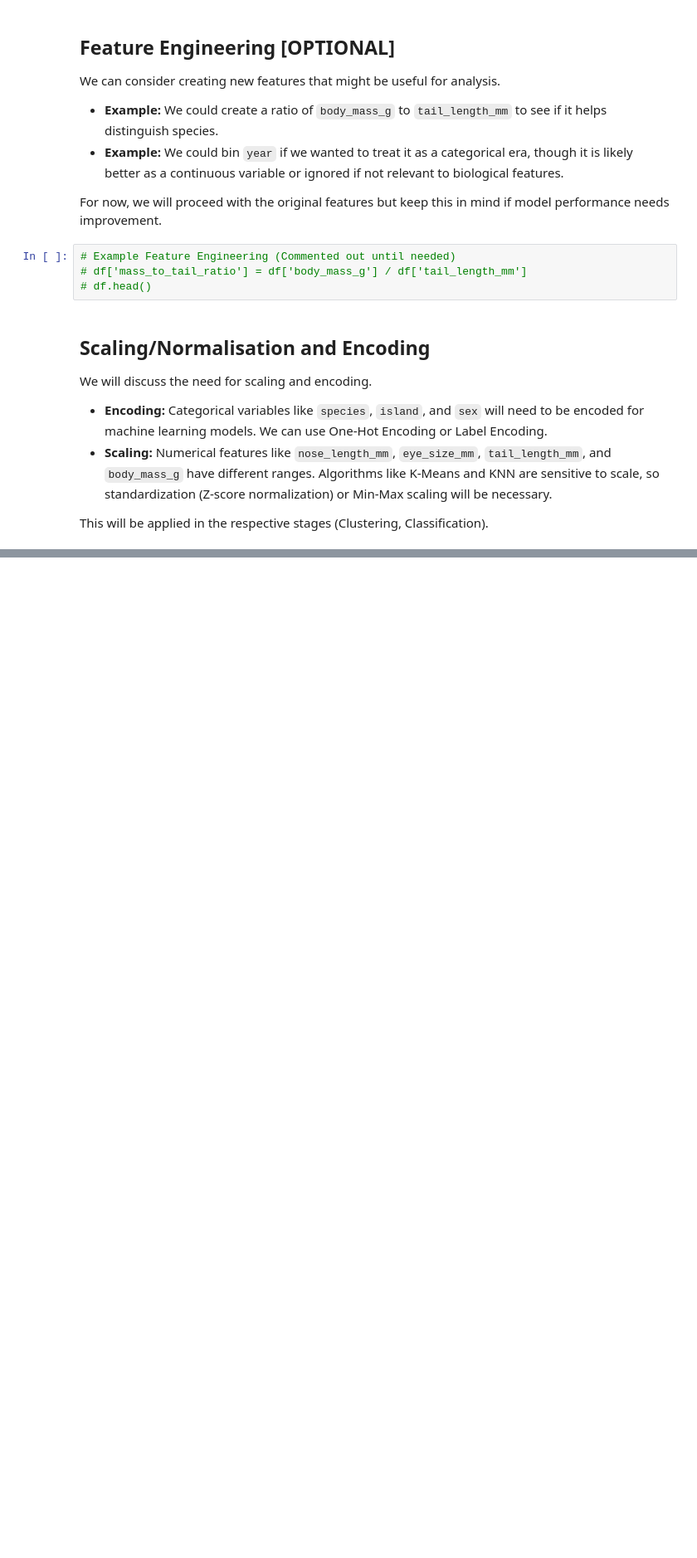
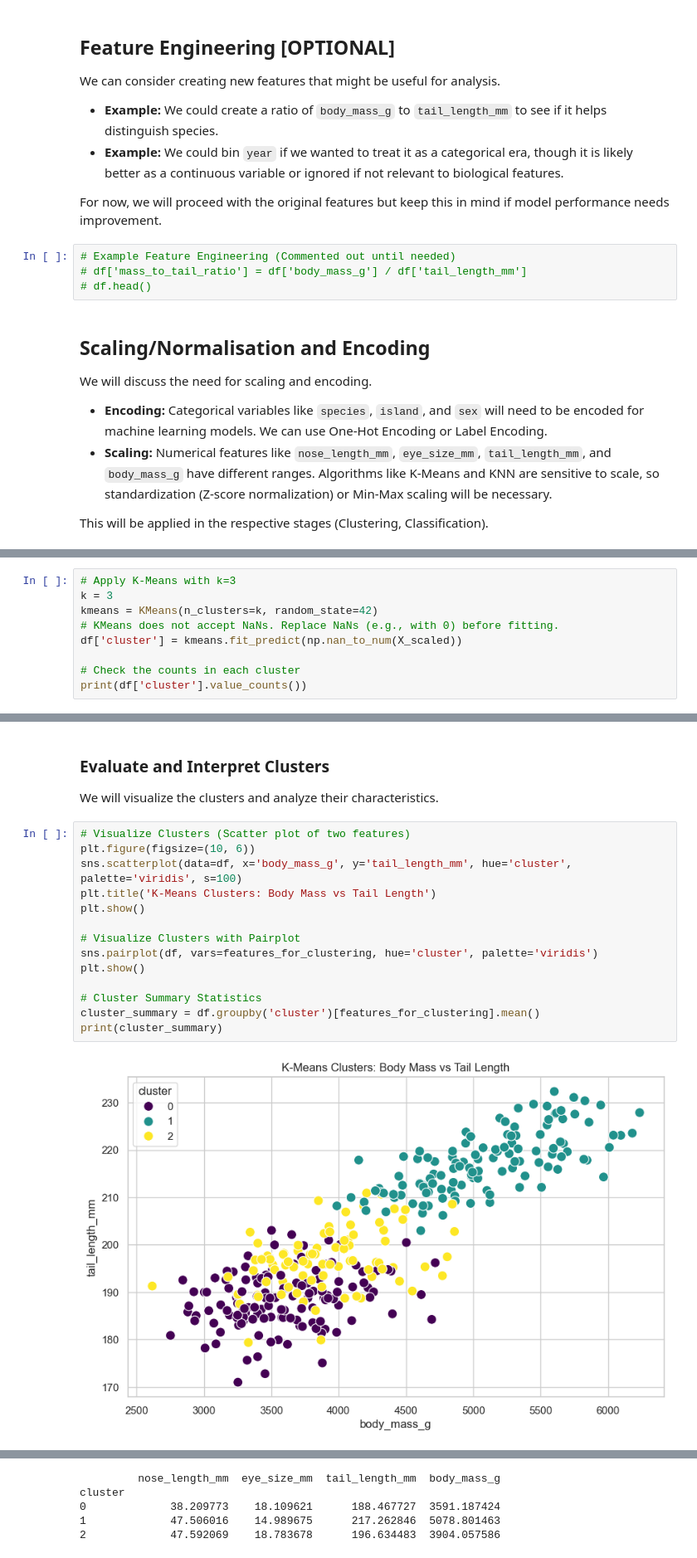
Before and after one commit to AhmedIkram05/Scottish-Haggis-Data-Mining, a Jupyter notebook: haggis_analysis.ipynb, the cells around one changed output, grey strips where cells are left out. Shown at 83% size. Cells and saved outputs as stored; diff of their text form; blank space fills up the shorter version.

```diff
--- a/haggis_analysis.ipynb
+++ b/haggis_analysis.ipynb
@@ -167,0 +223,9 @@ This will be applied in the respective stages (Clustering, Classification).
+# %%
+# Apply K-Means with k=3
+k = 3
+kmeans = KMeans(n_clusters=k, random_state=42)
+# KMeans does not accept NaNs. Replace NaNs (e.g., with 0) before fitting.
+df['cluster'] = kmeans.fit_predict(np.nan_to_num(X_scaled))
+
+# Check the counts in each cluster
+print(df['cluster'].value_counts())
@@ -167,0 +238,19 @@ This will be applied in the respective stages (Clustering, Classification).
+# %% [markdown]
+### Evaluate and Interpret Clusters
+We will visualize the clusters and analyze their characteristics.
+# %%
+# Visualize Clusters (Scatter plot of two features)
+plt.figure(figsize=(10, 6))
+sns.scatterplot(data=df, x='body_mass_g', y='tail_length_mm', hue='cluster', palette='viridis', s=100)
+plt.title('K-Means Clusters: Body Mass vs Tail Length')
+plt.show()
+
+# Visualize Clusters with Pairplot
+sns.pairplot(df, vars=features_for_clustering, hue='cluster', palette='viridis')
+plt.show()
+
+# Cluster Summary Statistics
+cluster_summary = df.groupby('cluster')[features_for_clustering].mean()
+print(cluster_summary)
+# %% [output]
+[figure, added]
@@ -167,0 +258,5 @@ This will be applied in the respective stages (Clustering, Classification).
+         nose_length_mm  eye_size_mm  tail_length_mm  body_mass_g
+cluster
+0             38.209773    18.109621      188.467727  3591.187424
+1             47.506016    14.989675      217.262846  5078.801463
+2             47.592069    18.783678      196.634483  3904.057586
```
Also changed, not shown: parts of 10 cells of this notebook.
